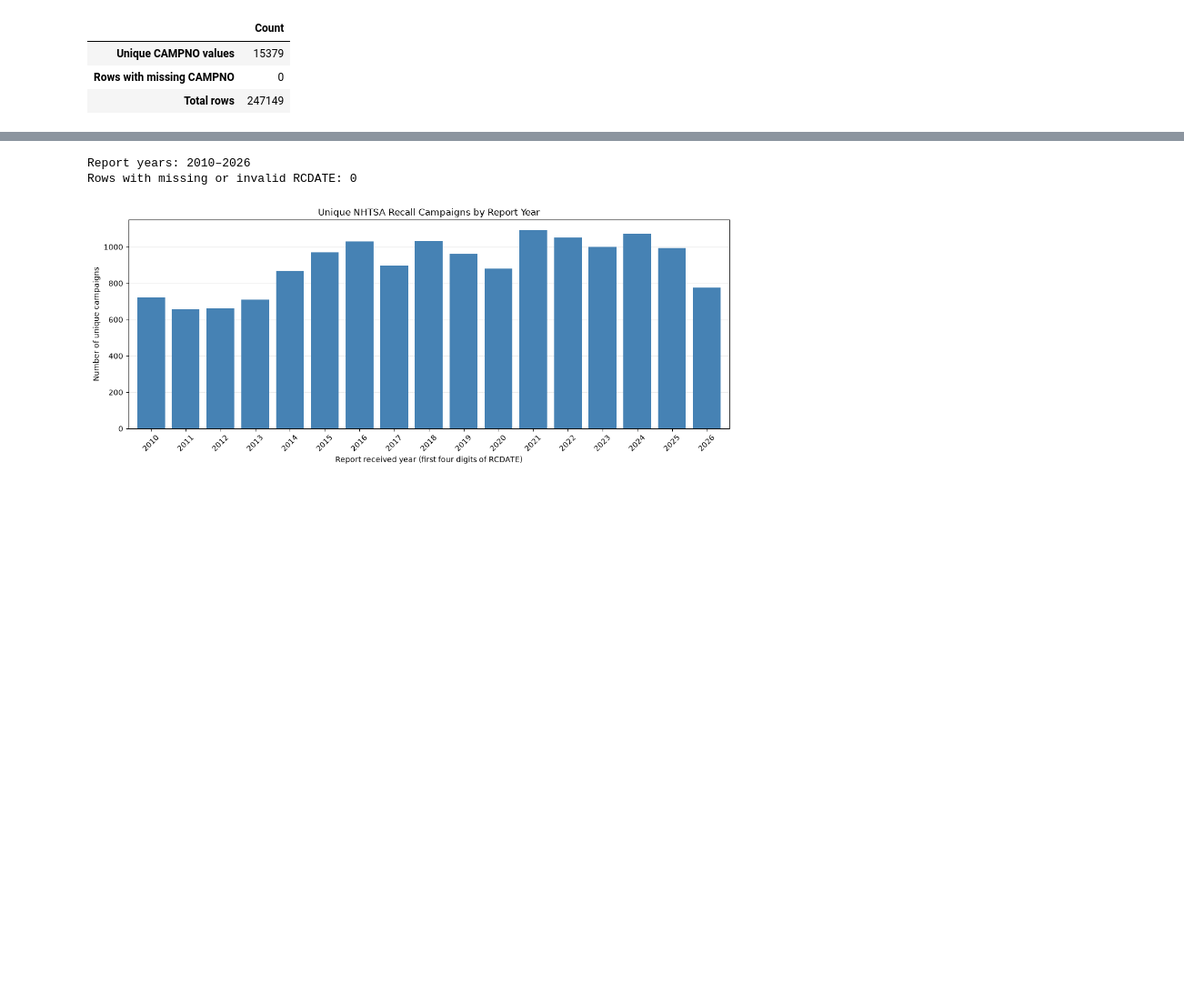
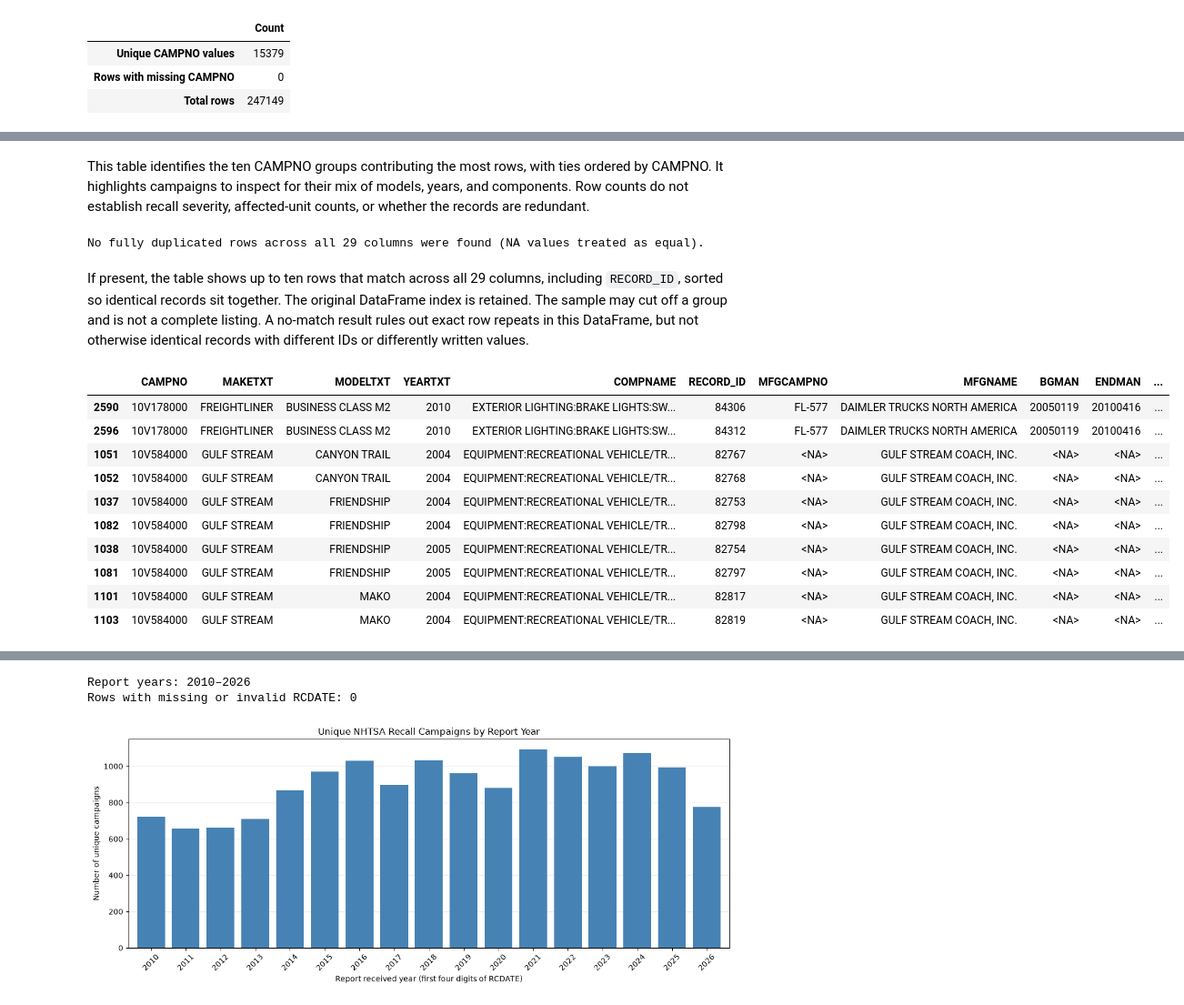
Before and after one commit to aaj013-creator/dsc180a-llm-wiki-vs-rag, a Jupyter notebook: notebooks/eda.ipynb, the cells around one changed output, grey strips where cells are left out. Shown at 91% size. Cells and saved outputs as stored; diff of their text form; code cells hidden in the pictures; blank space fills up the shorter version.

Commit message:
Update section labels and expand EDA with dataset overview and duplicate checks

```diff
--- a/notebooks/eda.ipynb
+++ b/notebooks/eda.ipynb
@@ -108,0 +304,44 @@ display(pd.Series({
+# %% [markdown]
+This table identifies the ten CAMPNO groups contributing the most rows, with ties ordered by CAMPNO. It highlights campaigns to inspect for their mix of models, years, and components. Row counts do not establish recall severity, affected-unit counts, or whether the records are redundant.
+# %%
+if duplicate_full_row_mask.any():
+    full_duplicate_sample = (
+        recalls_df.loc[duplicate_full_row_mask, RECALL_COLUMNS]
+        .sort_values(RECALL_COLUMNS, na_position="last")
+        .head(10)
+    )
+    with pd.option_context("display.max_columns", None, "display.max_colwidth", 70):
+        display(full_duplicate_sample)
+else:
+    print("No fully duplicated rows across all 29 columns were found (NA values treated as equal).")
+# %% [output]
+No fully duplicated rows across all 29 columns were found (NA values treated as equal).
+# %% [markdown]
+If present, the table shows up to ten rows that match across all 29 columns, including `RECORD_ID`, sorted so identical records sit together. The original DataFrame index is retained. The sample may cut off a group and is not a complete listing. A no-match result rules out exact row repeats in this DataFrame, but not otherwise identical records with different IDs or differently written values.
+# %%
+if duplicate_key_mask.any():
+    # Put the matching key first, followed by the remaining original fields.
+    key_sample_columns = duplicate_key_columns + [
+        column for column in RECALL_COLUMNS if column not in duplicate_key_columns
+    ]
+    key_duplicate_sample = (
+        recalls_df.loc[duplicate_key_mask, key_sample_columns]
+        .sort_values(duplicate_key_columns + ["RECORD_ID"], na_position="last")
+        .head(10)
+    )
+    with pd.option_context("display.max_columns", None, "display.max_colwidth", 70):
+        display(key_duplicate_sample)
+else:
+    print("No duplicated campaign/vehicle/component keys were found (NA values treated as equal).")
+# %% [output]
+|  | CAMPNO | MAKETXT | MODELTXT | YEARTXT | COMPNAME | RECORD_ID | MFGCAMPNO | MFGNAME | BGMAN | ENDMAN | ... |
+| 2590 | 10V178000 | FREIGHTLINER | BUSINESS CLASS M2 | 2010 | EXTERIOR LIGHTING:BRAKE LIGHTS:SW... | 84306 | FL-577 | DAIMLER TRUCKS NORTH AMERICA | 20050119 | 20100416 | ... |
+| 2596 | 10V178000 | FREIGHTLINER | BUSINESS CLASS M2 | 2010 | EXTERIOR LIGHTING:BRAKE LIGHTS:SW... | 84312 | FL-577 | DAIMLER TRUCKS NORTH AMERICA | 20050119 | 20100416 | ... |
+| 1051 | 10V584000 | GULF STREAM | CANYON TRAIL | 2004 | EQUIPMENT:RECREATIONAL VEHICLE/TR... | 82767 | <NA> | GULF STREAM COACH, INC. | <NA> | <NA> | ... |
+| 1052 | 10V584000 | GULF STREAM | CANYON TRAIL | 2004 | EQUIPMENT:RECREATIONAL VEHICLE/TR... | 82768 | <NA> | GULF STREAM COACH, INC. | <NA> | <NA> | ... |
+| 1037 | 10V584000 | GULF STREAM | FRIENDSHIP | 2004 | EQUIPMENT:RECREATIONAL VEHICLE/TR... | 82753 | <NA> | GULF STREAM COACH, INC. | <NA> | <NA> | ... |
+| 1082 | 10V584000 | GULF STREAM | FRIENDSHIP | 2004 | EQUIPMENT:RECREATIONAL VEHICLE/TR... | 82798 | <NA> | GULF STREAM COACH, INC. | <NA> | <NA> | ... |
+| 1038 | 10V584000 | GULF STREAM | FRIENDSHIP | 2005 | EQUIPMENT:RECREATIONAL VEHICLE/TR... | 82754 | <NA> | GULF STREAM COACH, INC. | <NA> | <NA> | ... |
+| 1081 | 10V584000 | GULF STREAM | FRIENDSHIP | 2005 | EQUIPMENT:RECREATIONAL VEHICLE/TR... | 82797 | <NA> | GULF STREAM COACH, INC. | <NA> | <NA> | ... |
+| 1101 | 10V584000 | GULF STREAM | MAKO | 2004 | EQUIPMENT:RECREATIONAL VEHICLE/TR... | 82817 | <NA> | GULF STREAM COACH, INC. | <NA> | <NA> | ... |
+| 1103 | 10V584000 | GULF STREAM | MAKO | 2004 | EQUIPMENT:RECREATIONAL VEHICLE/TR... | 82819 | <NA> | GULF STREAM COACH, INC. | <NA> | <NA> | ... |
```
Also changed, not shown: parts of 21 cells of this notebook.
